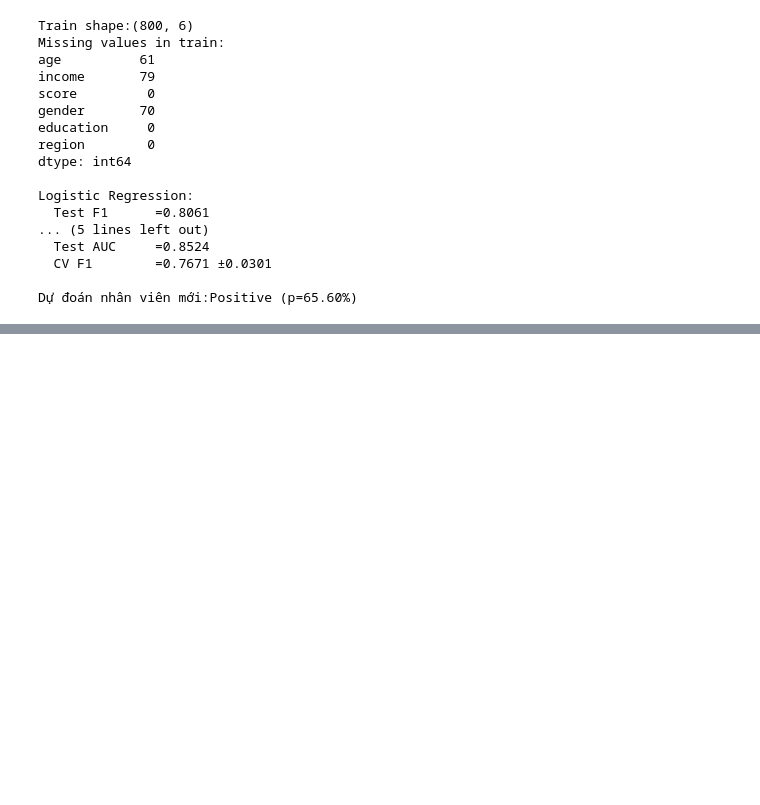
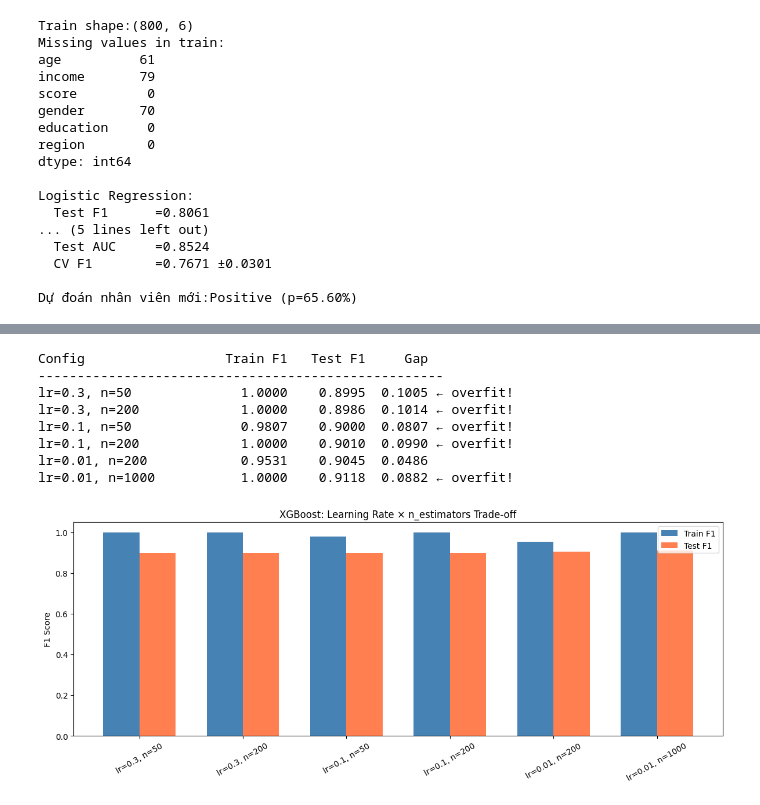
Before and after one commit to lequanganhtuan/Old_Car_Prediction, a Jupyter notebook: test.ipynb, the cells around one changed output, grey strips where cells are left out. Cells and saved outputs as stored; diff of their text form; code cells hidden in the pictures; blank space fills up the shorter version.

```diff
--- a/test.ipynb
+++ b/test.ipynb
@@ -467,0 +633,77 @@ Dự đoán nhân viên mới:Positive (p=65.60%)
+# %%
+# ============================================================
+# BÀI TẬP 3: Hiểu Learning Rate và n_estimators
+# ============================================================
+
+import numpy as np
+import matplotlib.pyplot as plt
+import xgboost as xgb
+from sklearn.datasets import make_classification
+from sklearn.model_selection import train_test_split
+from sklearn.metrics import f1_score
+
+X, y = make_classification(n_samples=1000, n_features=20, random_state=42)
+X_train, X_test, y_train, y_test = train_test_split(X, y, test_size=0.2, random_state=42)
+
+# Thử các combinations learning_rate × n_estimators
+configs = [
+    (0.3,  50,  'lr=0.3, n=50'),
+    (0.3,  200, 'lr=0.3, n=200'),
+    (0.1,  50,  'lr=0.1, n=50'),
+    (0.1,  200, 'lr=0.1, n=200'),
+    (0.01, 200, 'lr=0.01, n=200'),
+    (0.01, 1000,'lr=0.01, n=1000'),
+]
+
+print(f"{'Config':<22}{'Train F1':>10}{'Test F1':>10}{'Gap':>8}")
+print("-" * 52)
+
+results = []
+for lr, n, label in configs:
+    model = xgb.XGBClassifier(
+        learning_rate=lr, n_estimators=n,
+        max_depth=4, random_state=42,
+        eval_metric='logloss', verbosity=0
+    )
+    model.fit(X_train, y_train)
+    train_f1 = f1_score(y_train, model.predict(X_train))
+    test_f1  = f1_score(y_test,  model.predict(X_test))
+    gap = train_f1 - test_f1
+    results.append((label, train_f1, test_f1, gap))
+    flag = " ← overfit!" if gap > 0.05 else ""
+    print(f"{label:<22}{train_f1:>10.4f}{test_f1:>10.4f}{gap:>8.4f}{flag}")
+
+# --- Visualize ---
+labels  = [r[0] for r in results]
+train_f = [r[1] for r in results]
+test_f  = [r[2] for r in results]
+
+x = np.arange(len(labels))
+width = 0.35
+plt.figure(figsize=(12, 5))
+plt.bar(x - width/2, train_f, width, label='Train F1', color='steelblue')
+plt.bar(x + width/2, test_f,  width, label='Test F1',  color='coral')
+plt.xticks(x, labels, rotation=30)
+plt.ylabel("F1 Score")
+plt.title("XGBoost: Learning Rate × n_estimators Trade-off")
+plt.legend()
+plt.tight_layout()
+plt.savefig("bai_tap_3_lr_nestimators.png", dpi=150)
+plt.show()
+
+# ============================================================
+# NHẬN XÉT (viết sau khi chạy)
+# ============================================================
+# lr=0.3, n=50 vs lr=0.01, n=1000: Test F1 khác nhau thế nào? → [điền]
+# Combination nào cho kết quả tốt nhất? → [điền]
+# Tại sao lr nhỏ hơn thường cần nhiều n_estimators hơn? → [điền]
+# %% [output]
+Config                  Train F1   Test F1     Gap
+----------------------------------------------------
+lr=0.3, n=50              1.0000    0.8995  0.1005 ← overfit!
+lr=0.3, n=200             1.0000    0.8986  0.1014 ← overfit!
+lr=0.1, n=50              0.9807    0.9000  0.0807 ← overfit!
+lr=0.1, n=200             1.0000    0.9010  0.0990 ← overfit!
+lr=0.01, n=200            0.9531    0.9045  0.0486
+lr=0.01, n=1000           1.0000    0.9118  0.0882 ← overfit!
+[figure, added]
```
Also changed, not shown: parts of 2 cells of this notebook, 5 other files.
